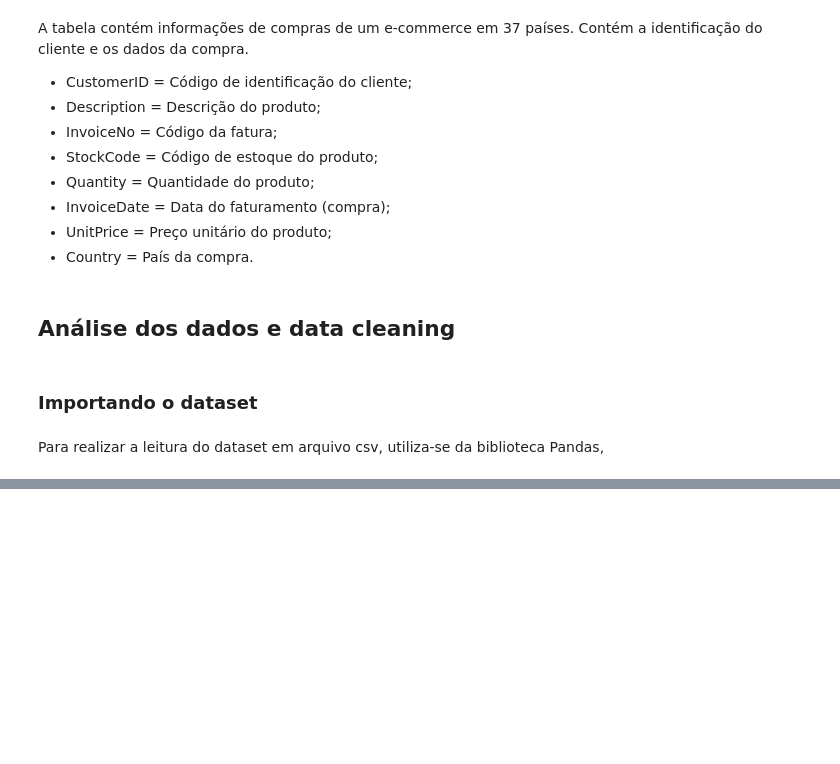
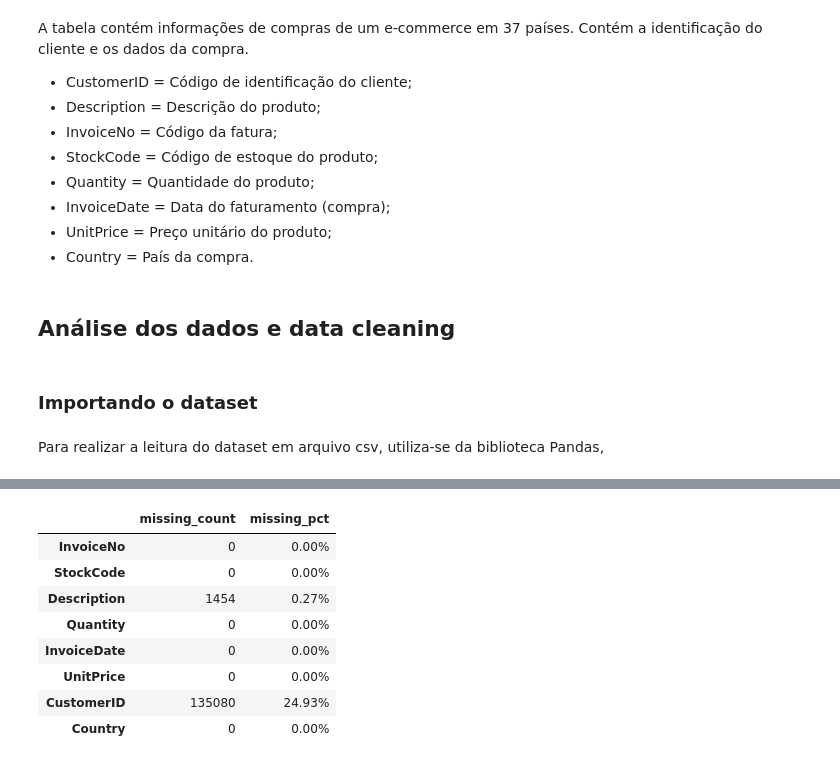
Before and after one commit to rfprates/analise_rfm_de_clientes, a Jupyter notebook: case_analise_rfm.ipynb, the cells around one changed output, grey strips where cells are left out. Cells and saved outputs as stored; diff of their text form; code cells hidden in the pictures; blank space fills up the shorter version.

```diff
--- a/case_analise_rfm.ipynb
+++ b/case_analise_rfm.ipynb
@@ -52,0 +79,20 @@ customer_df.head()
+# %%
+quantity = customer_df.isna().sum()
+pct = (customer_df.isna().sum())/customer_df.shape[0]
+
+missing_data = quantity.to_frame('missing_count').join(pct.to_frame('missing_pct'))
+
+# formatando os dados para exibir em porcentagem
+missing_data = missing_data.style.format('{:.2%}', subset = ['missing_pct'])
+# %%
+missing_data
+# %% [output]
+|  | missing_count | missing_pct |
+| InvoiceNo | 0 | 0.00% |
+| StockCode | 0 | 0.00% |
+| Description | 1454 | 0.27% |
+| Quantity | 0 | 0.00% |
+| InvoiceDate | 0 | 0.00% |
+| UnitPrice | 0 | 0.00% |
+| CustomerID | 135080 | 24.93% |
+| Country | 0 | 0.00% |
```
Also changed, not shown: parts of 17 cells of this notebook.
